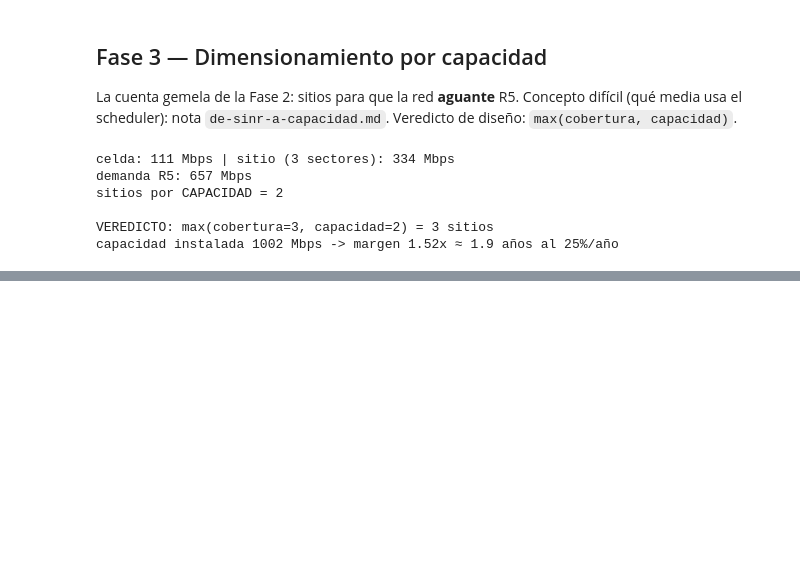
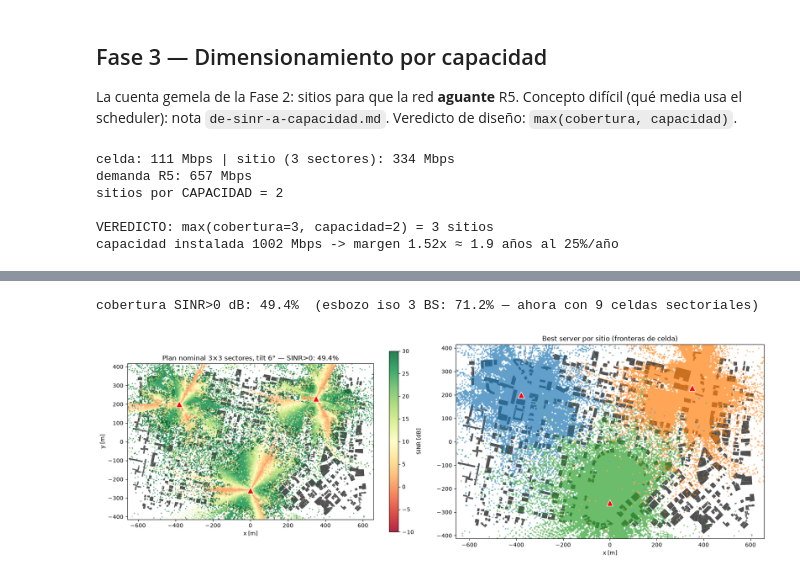
Before and after one commit to ollerenac/wireless-communication-systems, a Jupyter notebook: docs/sessions/07-network-design/design.ipynb, the cells around one changed output, grey strips where cells are left out. Saved outputs shown, nothing was run; the diff lists cells and outputs as text; code cells hidden in the pictures; blank space fills up the shorter version.

```diff
--- a/docs/sessions/07-network-design/design.ipynb
+++ b/docs/sessions/07-network-design/design.ipynb
@@ -214,0 +256,60 @@ capacidad instalada 1002 Mbps -> margen 1.52x ≈ 1.9 años al 25%/año
+# %%
+# ---- Mapa del plan nominal: SINR y best-server POR SITIO ----
+def mapa(scene):
+    return RadioMapSolver()(scene, max_depth=5, cell_size=(5.0, 5.0),
+                            samples_per_tx=10**5, diffuse_reflection=True)
+
+def pct_sinr(rm, umbral_db=0.0):
+    s = np.array(rm.sinr).max(axis=0)
+    return (s > 10**(umbral_db/10)).mean() * 100
+
+rm4 = mapa(scene)
+print(f"cobertura SINR>0 dB: {pct_sinr(rm4):.1f}%  "
+      f"(esbozo iso 3 BS: 71.2% — ahora con 9 celdas sectoriales)")
+
+# huellas de edificios para los mapas (misma técnica del esbozo)
+import mitsuba as mi
+from matplotlib.collections import PolyCollection
+tris = []
+for shape in scene.mi_scene.shapes():
+    params = mi.traverse(shape)
+    if "vertex_positions" not in params: continue
+    V = np.array(params["vertex_positions"]).reshape(-1, 3)
+    F = np.array(params["faces"]).reshape(-1, 3)
+    if V[:, 2].max() < 1.0: continue
+    tris.append(V[F][:, :, :2])
+tris = np.concatenate(tris)
+
+cc = np.array(rm4.cell_centers)
+extent = [cc[...,0].min(), cc[...,0].max(), cc[...,1].min(), cc[...,1].max()]
+sinr9 = np.array(rm4.sinr)                     # [9, ny, nx]
+sinr_db4 = 10*np.log10(np.where(sinr9.max(0) > 0, sinr9.max(0), np.nan))
+rss9 = np.array(rm4.rss)
+sitio_srv = rss9.argmax(axis=0) // 3           # celda ganadora -> sitio
+cubierto = rss9.sum(axis=0) > 0
+
+fig, axs = plt.subplots(1, 2, figsize=(17, 6))
+im0 = axs[0].imshow(sinr_db4, origin="lower", extent=extent,
+                    cmap="RdYlGn", vmin=-10, vmax=30, zorder=2, alpha=0.85)
+plt.colorbar(im0, ax=axs[0], shrink=0.8, label="SINR [dB]")
+axs[0].set_title(f"Plan nominal 3×3 sectores, tilt {TILT_DEG:.0f}° — "
+                 f"SINR>0: {pct_sinr(rm4):.1f}%")
+im1 = axs[1].imshow(np.where(cubierto, sitio_srv, np.nan), origin="lower",
+                    extent=extent, cmap="tab10", vmin=0, vmax=9,
+                    zorder=2, alpha=0.7)
+axs[1].set_title("Best server por sitio (fronteras de celda)")
+for ax in axs:
+    ax.add_collection(PolyCollection(tris, facecolor="0.3",
+                                     edgecolor="none", zorder=1))
+    for sname, pos in SITIOS.items():
+        ax.plot(pos[0], pos[1], "r^", markersize=12, zorder=3,
+                markeredgecolor="white")
+    ax.set_xlim(extent[0], extent[1]); ax.set_ylim(extent[2], extent[3])
+    ax.set_aspect("equal"); ax.set_xlabel("x [m]")
+axs[0].set_ylabel("y [m]")
+plt.tight_layout()
+plt.savefig("plan_nominal_mapas.png", dpi=120, bbox_inches="tight")
+plt.show()
+# %% [output]
+cobertura SINR>0 dB: 49.4%  (esbozo iso 3 BS: 71.2% — ahora con 9 celdas sectoriales)
+[figure, added]
```
Also changed, not shown: parts of 4 cells of this notebook, 1 other file.
